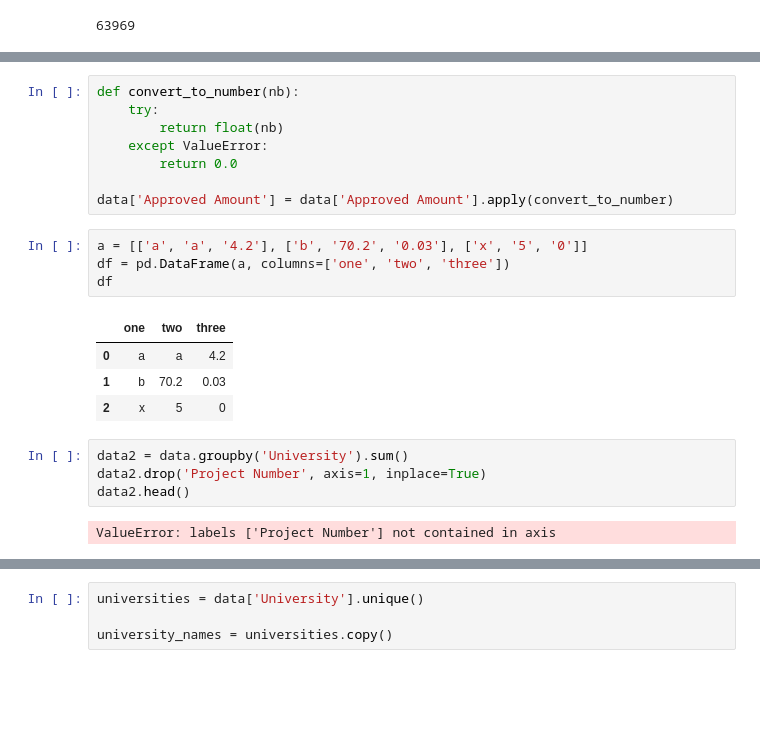
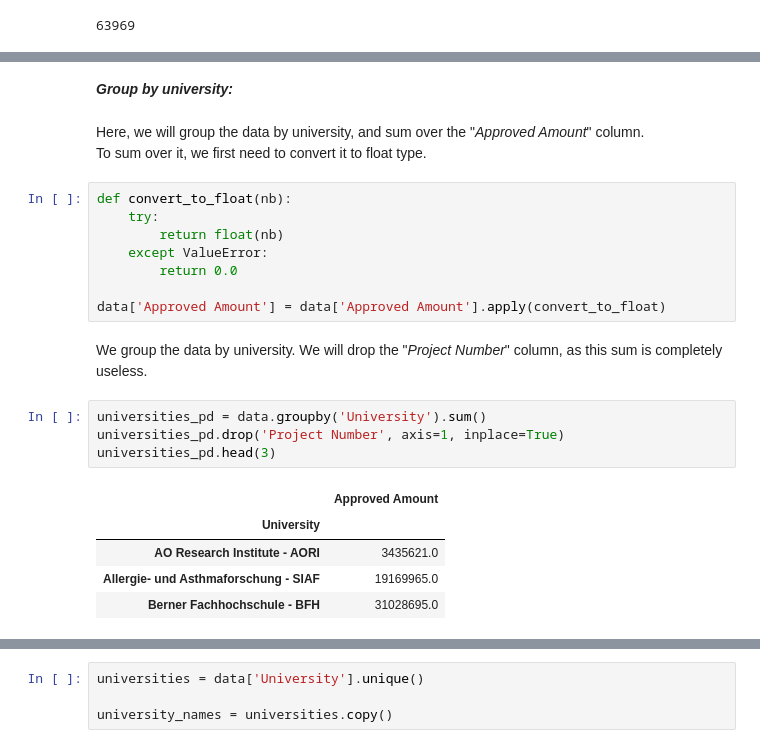
Before and after one commit to daniel-guggenheim/ada-homeworks, a Jupyter notebook: 03 - Interactive Viz/InteractiveViz.ipynb, the cells around one changed output, grey strips where cells are left out. Cells and saved outputs as stored; diff of their text form; blank space fills up the shorter version.

```diff
--- a/03 - Interactive Viz/InteractiveViz.ipynb
+++ b/03 - Interactive Viz/InteractiveViz.ipynb
@@ -62,23 +54,25 @@ Converting the "Approved Amount" column to float type:
+# %% [markdown]
+***Group by university:***<br>
+# %% [markdown]
+Here, we will group the data by university, and sum over the "<i>Approved Amount</i>" column.<br>
+To sum over it, we first need to convert it to float type.
 # %%
-def convert_to_number(nb):
+def convert_to_float(nb):
     try:
         return float(nb)
     except ValueError:
         return 0.0
 
-data['Approved Amount'] = data['Approved Amount'].apply(convert_to_number)
+data['Approved Amount'] = data['Approved Amount'].apply(convert_to_float)
-# %%
-a = [['a', 'a', '4.2'], ['b', '70.2', '0.03'], ['x', '5', '0']]
-df = pd.DataFrame(a, columns=['one', 'two', 'three'])
-df
-# %% [output]
-|  | one | two | three |
-| 0 | a | a | 4.2 |
-| 1 | b | 70.2 | 0.03 |
-| 2 | x | 5 | 0 |
+# %% [markdown]
+We group the data by university. We will drop the "<i>Project Number</i>" column, as this sum is completely useless.
 # %%
-data2 = data.groupby('University').sum()
-data2.drop('Project Number', axis=1, inplace=True)
-data2.head()
+universities_pd = data.groupby('University').sum()
+universities_pd.drop('Project Number', axis=1, inplace=True)
+universities_pd.head(3)
 # %% [output]
-ValueError: labels ['Project Number'] not contained in axis
+|  | Approved Amount |
+| University |  |
+| AO Research Institute - AORI | 3435621.0 |
+| Allergie- und Asthmaforschung - SIAF | 19169965.0 |
+| Berner Fachhochschule - BFH | 31028695.0 |
```
Also changed, not shown: parts of 39 cells of this notebook.
